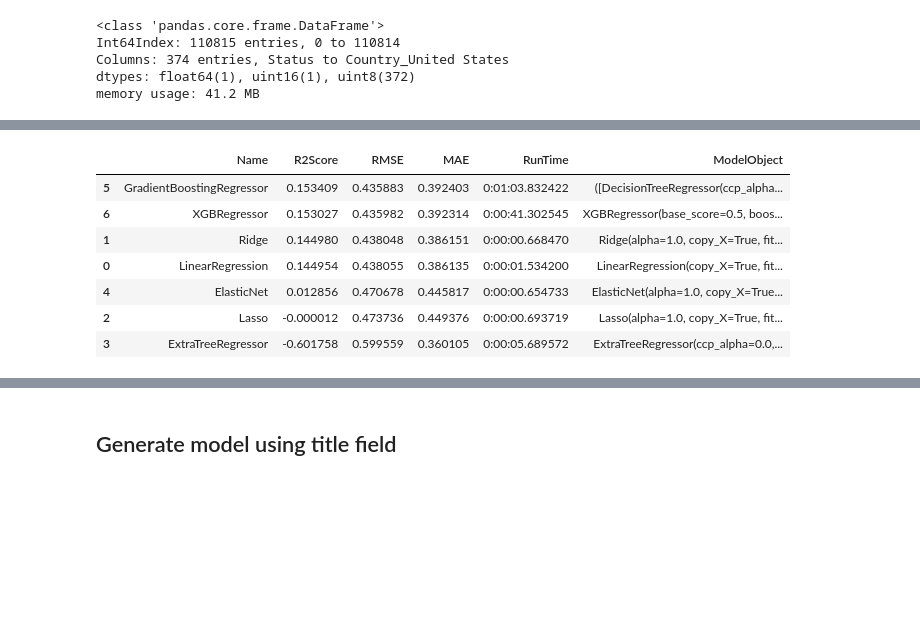
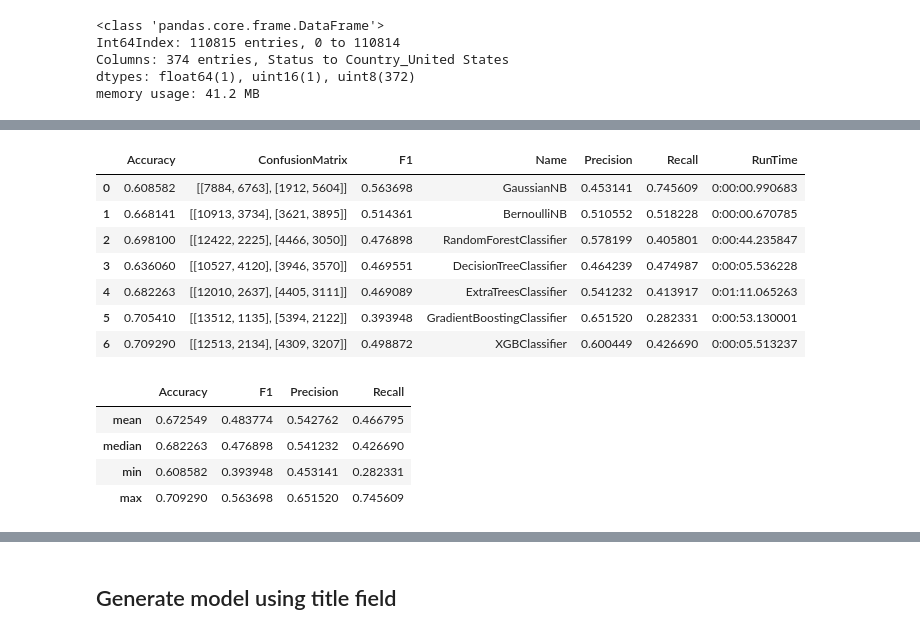
Before and after one commit to NormanHung/Practice-CampaignFunding, a Jupyter notebook: Assignment - Funding Project.ipynb, the cells around one changed output, grey strips where cells are left out. Drawn from its saved outputs; the diff is of its cells as text; code cells hidden in the pictures; blank space fills up the shorter version.

```diff
--- a/Assignment - Funding Project.ipynb
+++ b/Assignment - Funding Project.ipynb
@@ -445,0 +399,11 @@ Starting XGBRegressor at 2020-02-08 07:08:56.310602
+# %%
+ClassifierResults_List, ClassifierPerformanceData = AssessClassifierModelPerformance(TrainingData, "Status", [
+    GaussianNB(),
+    BernoulliNB(),
+    RandomForestClassifier(),
+    DecisionTreeClassifier(),
+    ExtraTreesClassifier(),
+    GradientBoostingClassifier(),
+    XGBClassifier(objective = "reg:squarederror", tree_method = "hist", booster = "gbtree", nthread = 8,
+                 learning_rate = 0.5, max_depth = 6, n_estimators = 100),
+])
@@ -446,12 +418,21 @@ Starting XGBRegressor at 2020-02-08 07:08:56.310602
+# %%
+with pd.option_context("display.max_columns", None, "display.max_rows", None, "display.max_colwidth", 40):
+    display(ClassifierResults_List.drop("ModelObject", axis = 1))
+# %% [output]
+|  | Accuracy | ConfusionMatrix | F1 | Name | Precision | Recall | RunTime |
+| 0 | 0.608582 | [[7884, 6763], [1912, 5604]] | 0.563698 | GaussianNB | 0.453141 | 0.745609 | 0:00:00.990683 |
+| 1 | 0.668141 | [[10913, 3734], [3621, 3895]] | 0.514361 | BernoulliNB | 0.510552 | 0.518228 | 0:00:00.670785 |
+| 2 | 0.698100 | [[12422, 2225], [4466, 3050]] | 0.476898 | RandomForestClassifier | 0.578199 | 0.405801 | 0:00:44.235847 |
+| 3 | 0.636060 | [[10527, 4120], [3946, 3570]] | 0.469551 | DecisionTreeClassifier | 0.464239 | 0.474987 | 0:00:05.536228 |
+| 4 | 0.682263 | [[12010, 2637], [4405, 3111]] | 0.469089 | ExtraTreesClassifier | 0.541232 | 0.413917 | 0:01:11.065263 |
+| 5 | 0.705410 | [[13512, 1135], [5394, 2122]] | 0.393948 | GradientBoostingClassifier | 0.651520 | 0.282331 | 0:00:53.130001 |
+| 6 | 0.709290 | [[12513, 2134], [4309, 3207]] | 0.498872 | XGBClassifier | 0.600449 | 0.426690 | 0:00:05.513237 |
 # %%
 with pd.option_context("display.max_columns", None, "display.max_rows", None, "display.max_colwidth", 40):
-    display(RegressorResults_List)
+    display(ClassifierPerformanceData)
 # %% [output]
-|  | Name | R2Score | RMSE | MAE | RunTime | ModelObject |
-| 5 | GradientBoostingRegressor | 0.153409 | 0.435883 | 0.392403 | 0:01:03.832422 | ([DecisionTreeRegressor(ccp_alpha... |
-| 6 | XGBRegressor | 0.153027 | 0.435982 | 0.392314 | 0:00:41.302545 | XGBRegressor(base_score=0.5, boos... |
-| 1 | Ridge | 0.144980 | 0.438048 | 0.386151 | 0:00:00.668470 | Ridge(alpha=1.0, copy_X=True, fit... |
-| 0 | LinearRegression | 0.144954 | 0.438055 | 0.386135 | 0:00:01.534200 | LinearRegression(copy_X=True, fit... |
-| 4 | ElasticNet | 0.012856 | 0.470678 | 0.445817 | 0:00:00.654733 | ElasticNet(alpha=1.0, copy_X=True... |
-| 2 | Lasso | -0.000012 | 0.473736 | 0.449376 | 0:00:00.693719 | Lasso(alpha=1.0, copy_X=True, fit... |
-| 3 | ExtraTreeRegressor | -0.601758 | 0.599559 | 0.360105 | 0:00:05.689572 | ExtraTreeRegressor(ccp_alpha=0.0,... |
+|  | Accuracy | F1 | Precision | Recall |
+| mean | 0.672549 | 0.483774 | 0.542762 | 0.466795 |
+| median | 0.682263 | 0.476898 | 0.541232 | 0.426690 |
+| min | 0.608582 | 0.393948 | 0.453141 | 0.282331 |
+| max | 0.709290 | 0.563698 | 0.651520 | 0.745609 |
```
Also changed, not shown: parts of 35 cells of this notebook.
